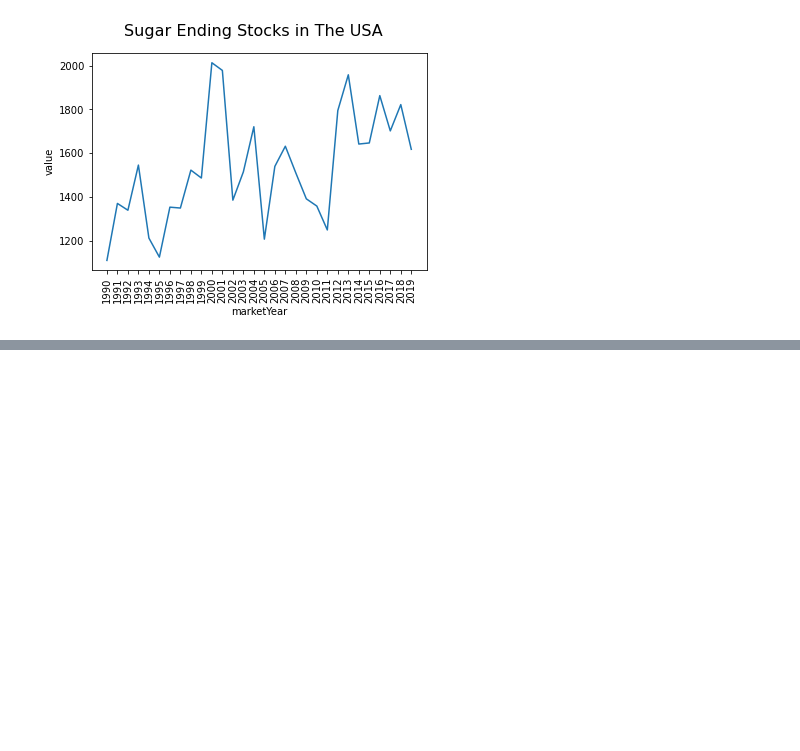
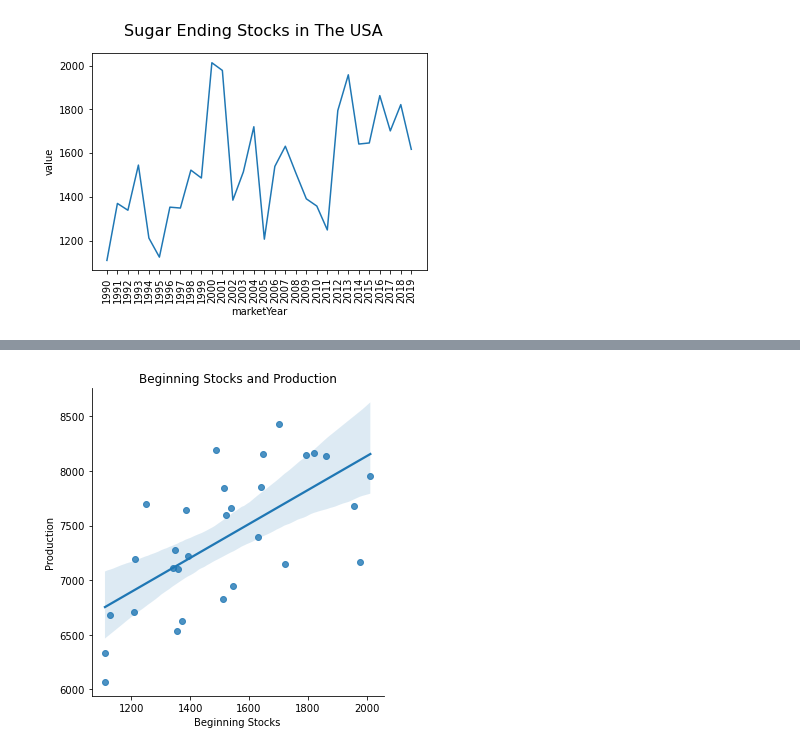
Before and after one commit to DmitriyKhodykin/AgroUS, a Jupyter notebook: notebooks/analytics.ipynb, the cells around one changed output, grey strips where cells are left out. Drawn from its saved outputs; the diff is of its cells as text; code cells hidden in the pictures; blank space fills up the shorter version.

Commit message:
feat(analytics): Add relationship between some indicators

```diff
--- a/notebooks/analytics.ipynb
+++ b/notebooks/analytics.ipynb
@@ -166,0 +199,4 @@ show_plot(
+# %%
+# Market year as index
+sugar_dataframe_usa.index = sugar_dataframe_usa['marketYear']
+sugar_dataframe_usa = sugar_dataframe_usa.drop(['marketYear'], axis=1)
@@ -166,0 +213,3 @@ show_plot(
+# %%
+# Change AttributeName from rows to columns
+sugar_dataframe_usa = sugar_dataframe_usa.pivot(columns='attributeName')
@@ -166,0 +231,3 @@ show_plot(
+# %%
+# Drop extra index level in columns
+sugar_dataframe_usa = sugar_dataframe_usa.droplevel(level=0, axis=1)
@@ -166,0 +273,11 @@ show_plot(
+# %%
+# Relationship between some indicators
+seaborn.lmplot(
+    data=sugar_dataframe_usa,
+    x='Beginning Stocks',
+    y='Production'
+)
+plt.title('Beginning Stocks and Production')
+plt.show();
+# %% [output]
+[figure, added]
```
Also changed, not shown: parts of 14 cells of this notebook.
